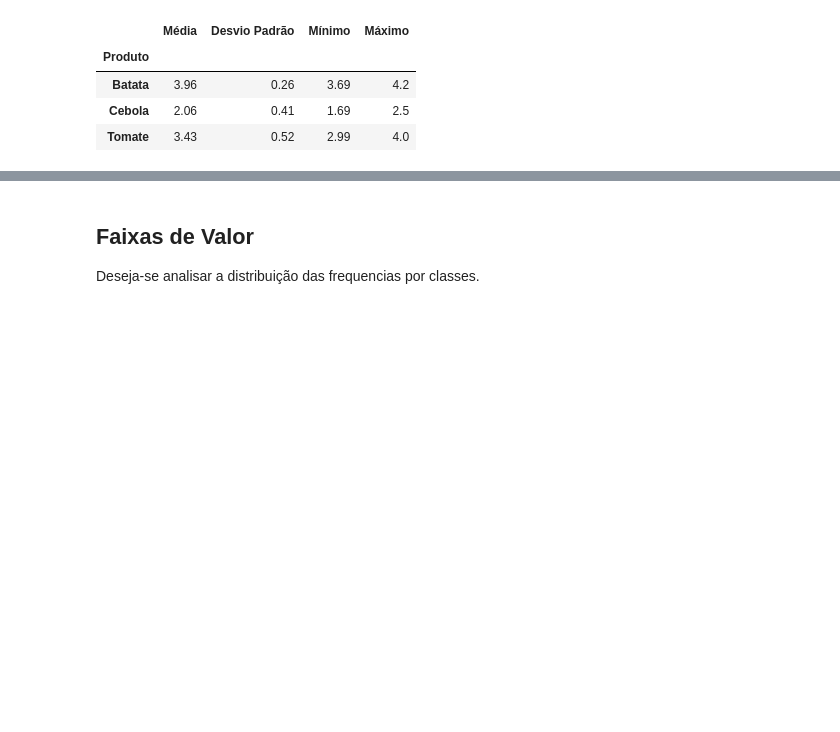
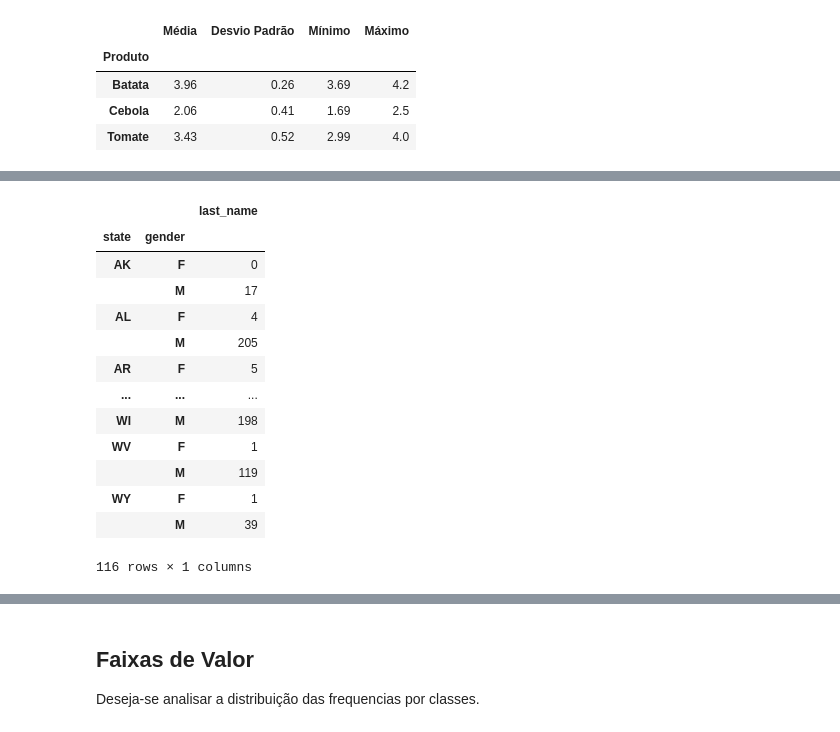
Before and after one commit to mbaliu-treino/Desenvolve, a Jupyter notebook: LEARN_C_DataScience_Pandas.ipynb, the cells around one changed output, grey strips where cells are left out. Saved outputs shown, nothing was run; the diff lists cells and outputs as text; code cells hidden in the pictures; blank space fills up the shorter version.

```diff
--- a/LEARN_C_DataScience_Pandas.ipynb
+++ b/LEARN_C_DataScience_Pandas.ipynb
@@ -1253,0 +1343,19 @@ produtos['Preço'].aggregate(estatisticas).rename(columns = nomes).round(2)
+# %%
+# The count of Congressional members broken out by state and then by gender
+grupo = df.groupby(['state', 'gender'])
+grupo[['last_name']].count()
+# %% [output]
+|  |  | last_name |
+| state | gender |  |
+| AK | F | 0 |
+|  | M | 17 |
+| AL | F | 4 |
+|  | M | 205 |
+| AR | F | 5 |
+| ... | ... | ... |
+| WI | M | 198 |
+| WV | F | 1 |
+|  | M | 119 |
+| WY | F | 1 |
+|  | M | 39 |
+116 rows × 1 columns
```
Also changed, not shown: parts of 23 cells of this notebook.
